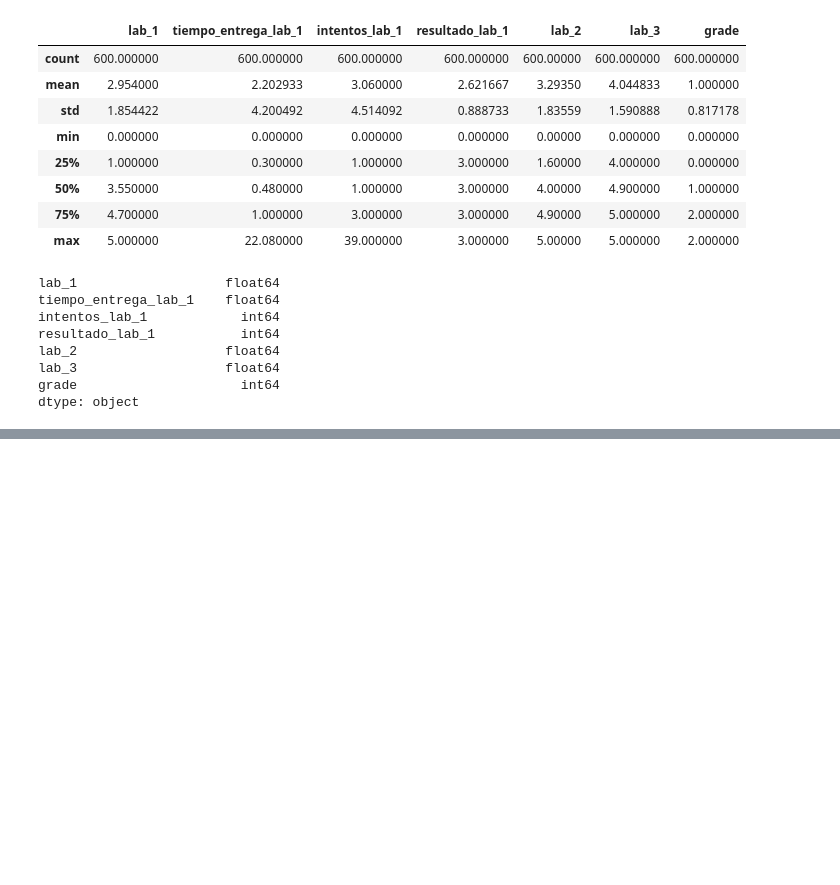
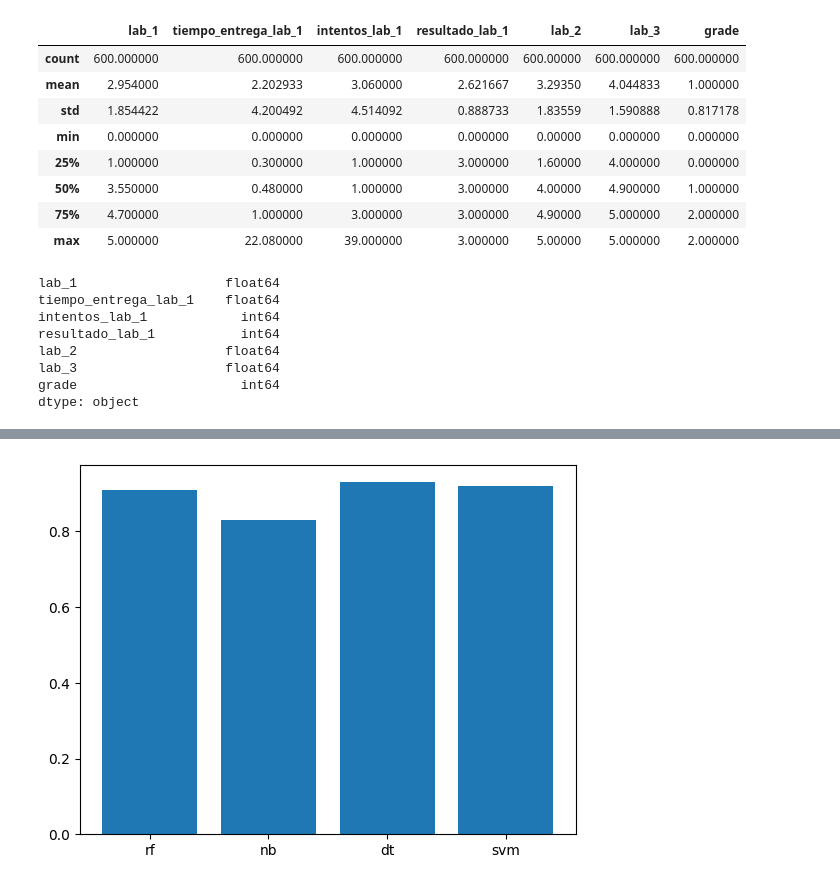
Before and after one commit to AndresCabrera1/machinlearning_curso, a Jupyter notebook: Naibe_Baye/notas_estudio.ipynb, the cells around one changed output, grey strips where cells are left out. Cells and saved outputs as stored; diff of their text form; code cells hidden in the pictures; blank space fills up the shorter version.

```diff
--- a/Naibe_Baye/notas_estudio.ipynb
+++ b/Naibe_Baye/notas_estudio.ipynb
@@ -471,0 +465,7 @@ data_graf = []
+# %%
+x = ['rf','nb','dt', 'svm']
+y = [f1_score_rfc,f1_score_nb,f1_score_dt,f1_score_svm]
+plt.bar(x,y)
+plt.show()
+# %% [output]
+[figure, added]
```
Also changed, not shown: parts of 6 cells of this notebook, 6 other files.
